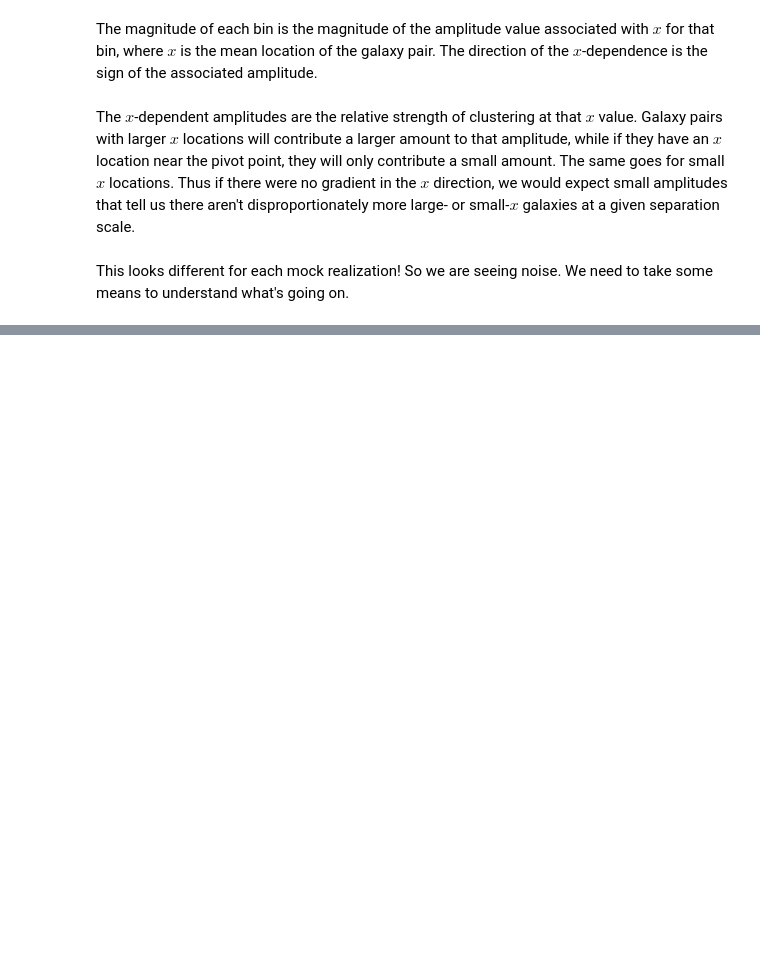
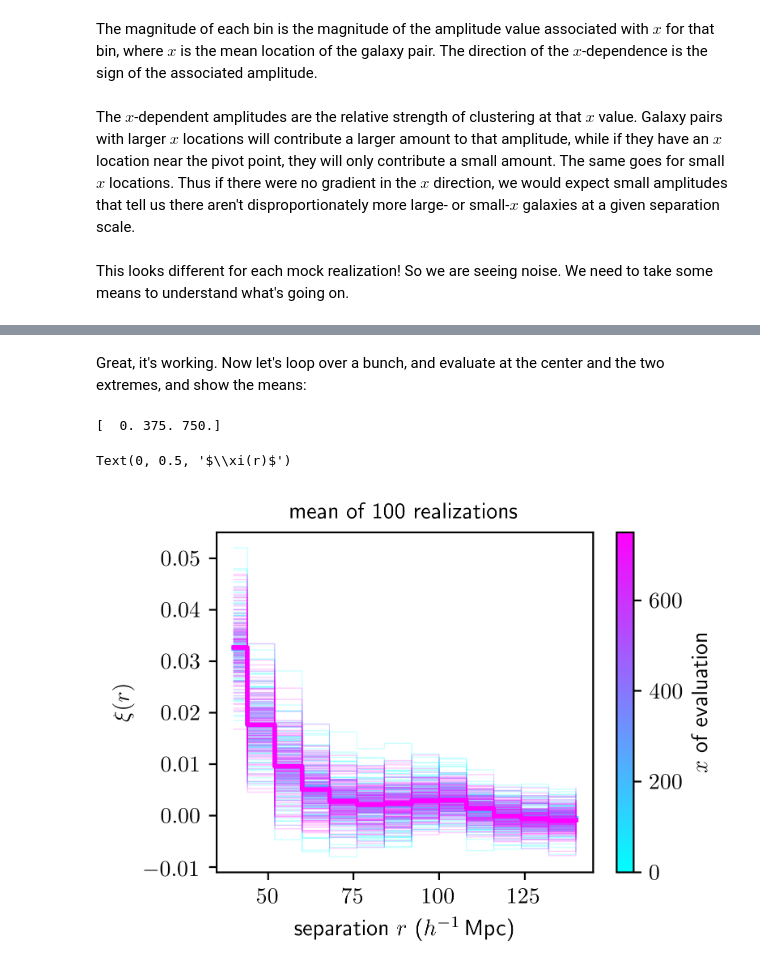
Before and after one commit to kstoreyf/continuous-estimator, a Jupyter notebook: code/gradient_2021-01-18.ipynb, the cells around one changed output, grey strips where cells are left out. Saved outputs shown, nothing was run; the diff lists cells and outputs as text; code cells hidden in the pictures; blank space fills up the shorter version.

```diff
--- a/code/gradient_2021-01-18.ipynb
+++ b/code/gradient_2021-01-18.ipynb
@@ -317,0 +236,56 @@ for Nr in realizations:
+# %% [markdown]
+Great, it's working. Now let's loop over a bunch, and evaluate at the center and the two extremes, and show the means:
+# %%
+proj_type = 'gradient'
+binwidth = 8
+cf_tag = f"_{proj}_top_bw{binwidth}_nonperiodic"
+realizations = range(100)
+projfn = None
+weight_type = 'pair_product_gradient'
+
+qq_tag = '_qqnum'
+cat_tag = '_L750_n2e-4_z057_patchy'
+result_dir = f'../results/results_lognormal{cat_tag}'
+
+nlocs = 3
+loc_min = 0.0
+loc_max = 750.0
+locs = np.linspace(loc_min, loc_max, nlocs)
+print(locs)
+
+#locs = [375.]
+locs_norm = matplotlib.colors.Normalize(vmin=loc_min, vmax=loc_max)
+cmap = matplotlib.cm.get_cmap('cool')
+
+fig = plt.figure()
+ax = plt.gca()
+
+for i, loc in enumerate(locs):
+    weights1 = np.array([1.0, loc, 375.0, 375.0])
+    weights2 = np.array([1.0, loc, 375.0, 375.0])
+
+    xis = []
+
+    for Nr in realizations:
+        results_fn = f'{result_dir}/cf{cf_tag}{qq_tag}{cat_tag}_rlz{Nr}.npy'
+        r, xi, amps, proj, extra_dict = np.load(results_fn, allow_pickle=True)
+        r_edges_mocks = extra_dict['r_edges']
+
+        xi_loc = evaluate_xi(amps, r_fine, proj_type, rbins=r_edges_mocks, projfn=projfn,
+                         weights1=weights1, weights2=weights2, weight_type=weight_type)
+        xis.append(xi_loc)
+        plt.plot(r_fine, xi_loc, color=cmap(locs_norm(loc)), alpha=0.2, lw=0.5)
+
+    xi_mean = np.mean(xis, axis=0)
+    plt.plot(r_fine, xi_mean, color=cmap(locs_norm(loc)), alpha=1, lw=2)
+
+#plt.legend(loc='upper right')
+sm = plt.cm.ScalarMappable(cmap=cmap, norm=locs_norm)
+plt.colorbar(sm, label=r'$x$ of evaluation')
+plt.title("mean of 100 realizations")
+ax.set_xlabel(r'separation $r$ ($h^{-1}\,$Mpc)')
+ax.set_ylabel(r'$\xi(r)$')
+# %% [output]
+[  0. 375. 750.]
+Text(0, 0.5, '$\\xi(r)$')
+[figure, added]
```
Also changed, not shown: parts of 76 cells of this notebook, 1 other file.
